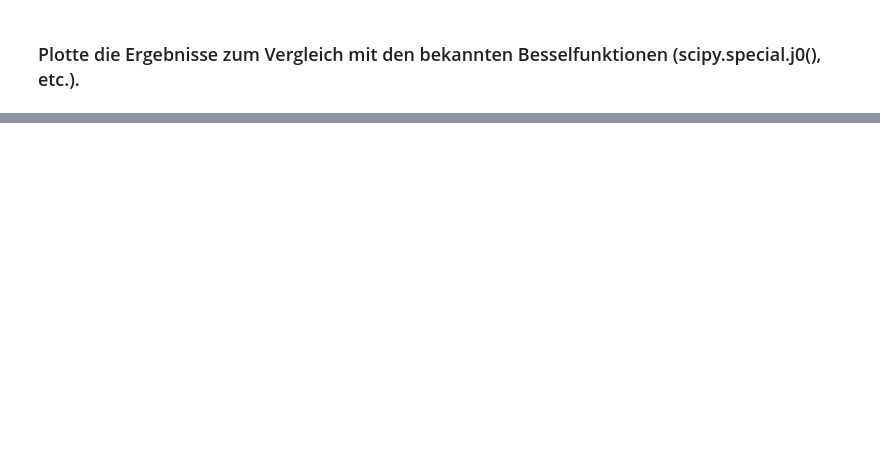
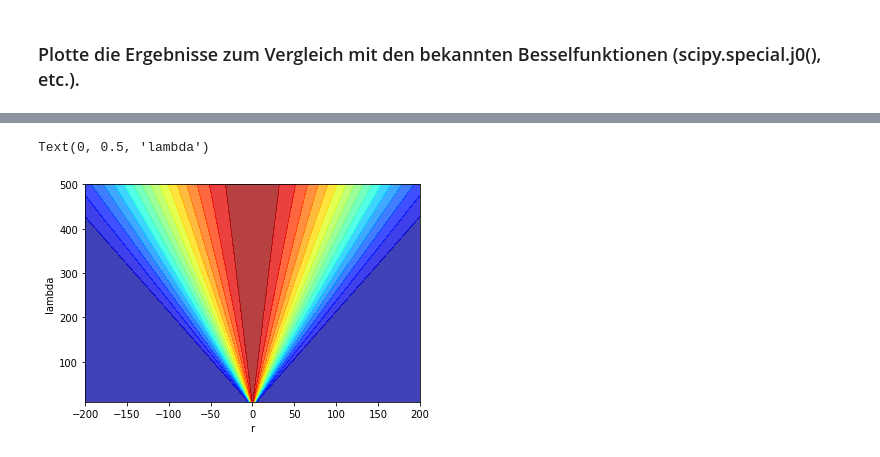
Before and after one commit to emhl/CoPhy2, a Jupyter notebook: Blatt3-numerische-integration/Blatt3-Aufg1.ipynb, the cells around one changed output, grey strips where cells are left out. Saved outputs shown, nothing was run; the diff lists cells and outputs as text; code cells hidden in the pictures; blank space fills up the shorter version.

```diff
--- a/Blatt3-numerische-integration/Blatt3-Aufg1.ipynb
+++ b/Blatt3-numerische-integration/Blatt3-Aufg1.ipynb
@@ -16,0 +65,13 @@ https://scipy-lectures.github.io/intro/matplotlib/auto_examples/plot_contour_ex.
+# %%
+
+x = np.linspace(-200,200, 256)
+l = np.linspace(10, 500, 256)
+X, L = np.meshgrid(x, l)
+
+plt.contourf(X, L, (J(1,X*(2*m.pi/L))/(X*(2*m.pi/L)))**2, 20, alpha=.75, cmap='jet')
+
+plt.xlabel('r')
+plt.ylabel('lambda')
+# %% [output]
+Text(0, 0.5, 'lambda')
+[figure, added]
```
Also changed, not shown: parts of 7 cells of this notebook.
